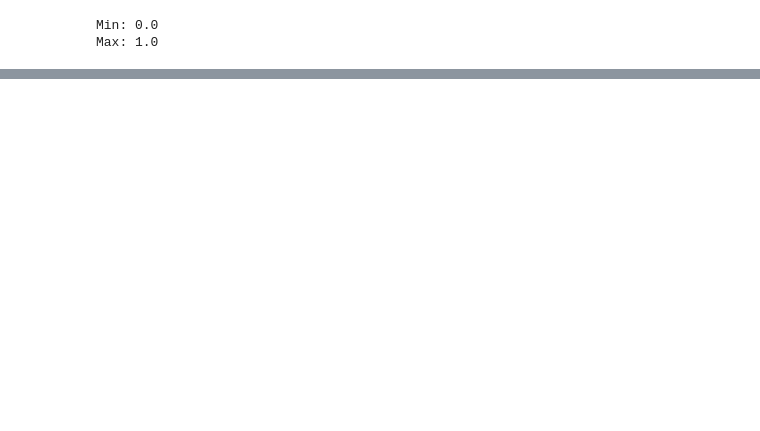
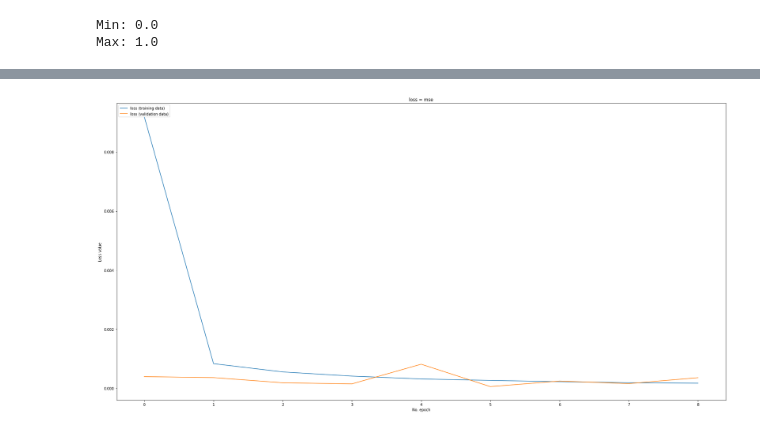
Before and after one commit to aerfio/magisterka, a Jupyter notebook: gru-test.ipynb, the cells around one changed output, grey strips where cells are left out. Cells and saved outputs as stored; diff of their text form; code cells hidden in the pictures; blank space fills up the shorter version.

```diff
--- a/gru-test.ipynb
+++ b/gru-test.ipynb
@@ -294,7 +227,7 @@ def loss_mse_warmup(y_true, y_pred):
     return mse
 # %%
 optimizer = RMSprop(lr=1e-3)
-model.compile(loss="mae", optimizer=optimizer)
+model.compile(loss=loss_mse_warmup, optimizer=optimizer)
 # %%
 model.summary()
 # %% [output]
@@ -315,16 +248,17 @@ callback_early_stopping = EarlyStopping(monitor='val_loss',
                                         patience=5, verbose=1)
 callback_reduce_lr = ReduceLROnPlateau(monitor='val_loss',
                                        factor=0.5,
-                                       min_lr=1e-6,
+                                       min_lr=1e-9,
                                        patience=3,
                                        verbose=1)
 callbacks = [callback_early_stopping,
              callback_reduce_lr]
 # %%
 %%time
-model.fit(x=generator,
+history=model.fit(x_te, y_te,
           epochs=EPOCHS,
-          steps_per_epoch=STEPS_PER_EPOCH,
+          batch_size=64, shuffle=True,
+        #   steps_per_epoch=STEPS_PER_EPOCH,
           validation_data=validation_data,
           callbacks=callbacks)
 # %% [output]
@@ -336 +282,15 @@ ValueError: in user code:
+# %%
+def plotHistory(history):
+    fig, ax = plt.subplots(figsize=(30,15))
+    ax.plot(history.history['loss'], label='loss (training data)')
+    ax.plot(history.history['val_loss'], label='loss (validation data)')
+    plt.ylabel('Loss value')
+    plt.xlabel('No. epoch')
+    ax.legend(loc="upper left")
+    plt.title(f"loss = {loss}")
+    plt.show()
+# %%
+plotHistory(history)
+# %% [output]
+[figure, added]
 # %%
```
Also changed, not shown: parts of 54 cells of this notebook, 1 other file.
